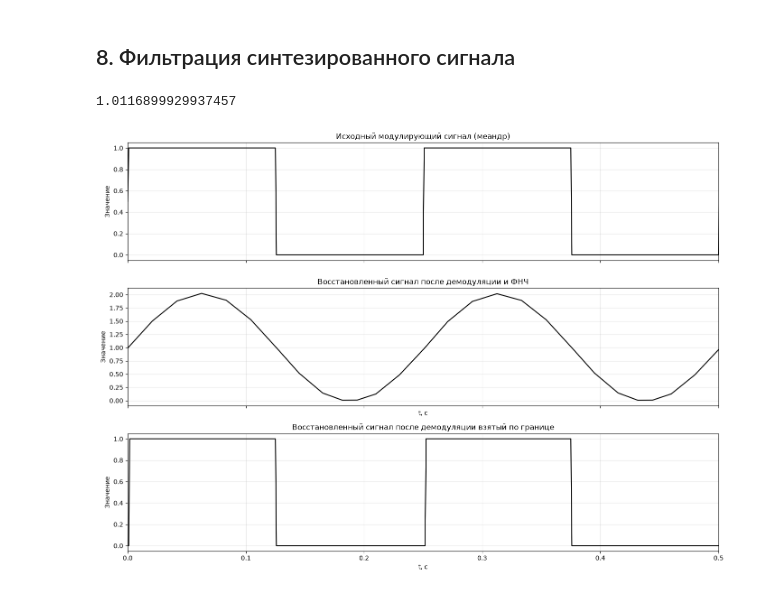
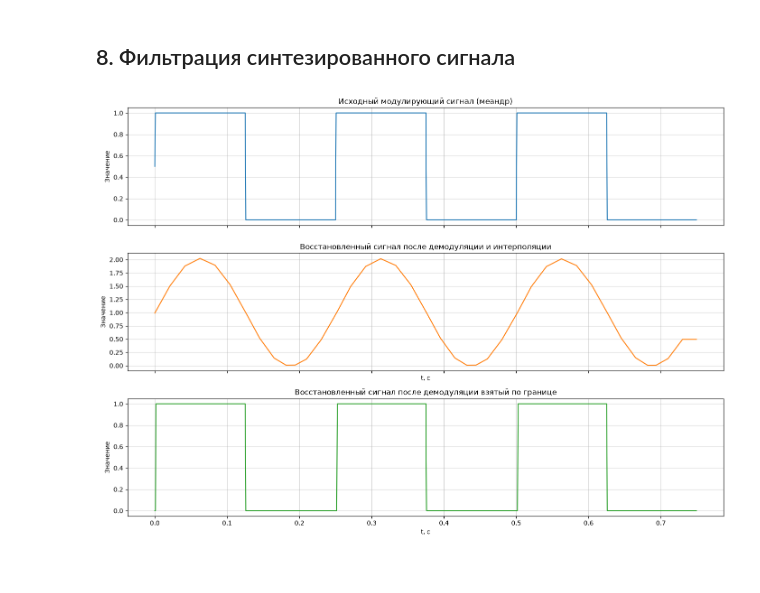
Before and after one commit to Merkury2006/TIPIS, a Jupyter notebook: lab2.ipynb, the cells around one changed output. Saved outputs shown, nothing was run; the diff lists cells and outputs as text; code cells hidden in the pictures.

```diff
--- a/lab2.ipynb
+++ b/lab2.ipynb
@@ -243,61 +242,60 @@ plt.show()
 ## 8. Фильтрация синтезированного сигнала
 # %%
 def interpolate_signal(signal: np.ndarray) -> np.ndarray:
-    output = np.zeros_like(signal)
+    output_signal = np.zeros_like(signal)
 
-    prev_idx = 0
-    prev_val = signal[0]
+    previous_peak_index = 0
+    previous_peak_value = signal[0]
 
-    for i in range(1, signal.shape[0] - 1):
-        if signal[i - 1] < signal[i] and signal[i] > signal[i + 1]:
-            curr_idx = i
-            curr_val = signal[i]
+    for current_index in range(1, signal.shape[0] - 1):
+        if (signal[current_index - 1] < signal[current_index]
+                and signal[current_index] > signal[current_index + 1]):
+            current_peak_index = current_index
+            current_peak_value = signal[current_index]
 
-            steps_count = curr_idx - prev_idx
-            step_size = (curr_val - prev_val) / steps_count
+            interval_length = current_peak_index - previous_peak_index
+            increment_per_step = (current_peak_value - previous_peak_value) / interval_length
 
-            for j in range(steps_count + 1):
-                output[prev_idx + j] = prev_val + (j * step_size)
+            for step in range(interval_length + 1):
+                output_signal[previous_peak_index + step] = (
+                    previous_peak_value + step * increment_per_step
+                )
 
-            prev_idx = curr_idx
-            prev_val = curr_val
+            previous_peak_index = current_peak_index
+            previous_peak_value = current_peak_value
 
-    for j in range(prev_idx, signal.shape[0]):
-        output[j] = prev_val
+    for index in range(previous_peak_index, signal.shape[0]):
+        output_signal[index] = previous_peak_value
 
-    return output
+    return output_signal
 
 demodulated_signal = interpolate_signal(am_cut)
 
-t_show = 2 / meander_freq
 
 fig, axes = plt.subplots(3, 1, figsize=(14, 10), sharex=True)
 
-axes[0].plot(time, meandr(meander_freq, time, meander_amp), color='black', lw=1.5)
+axes[0].plot(time, meandr(meander_freq, time, meander_amp), color='C0')
 axes[0].set_title('Исходный модулирующий сигнал (меандр)')
 axes[0].set_ylabel('Значение')
-axes[0].set_xlim(0, t_show)
-axes[0].grid(alpha=0.3)
 
-axes[1].plot(time, demodulated_signal, color='black', lw=1.5, )
+axes[0].grid(alpha=0.5)
+axes[1].plot(time, demodulated_signal, color='C1')
 axes[1].set_title('Восстановленный сигнал после демодуляции и интерполяции')
 axes[1].set_ylabel('Значение')
 axes[1].set_xlabel('t, с')
-axes[1].set_xlim(0, t_show)
-axes[1].grid(alpha=0.3)
+axes[1].grid(alpha=0.5)
 
 threshold = demodulated_signal.max() / 2
-print(threshold)
 demodulated_signal[demodulated_signal < threshold] = 0.0
 demodulated_signal[demodulated_signal >= threshold] = 1.0
-axes[2].plot(time, demodulated_signal, color='black', lw=1.5)
+axes[2].plot(time, demodulated_signal, color='C2')
 axes[2].set_title('Восстановленный сигнал после демодуляции взятый по границе')
 axes[2].set_ylabel('Значение')
 axes[2].set_xlabel('t, с')
-axes[2].set_xlim(0, t_show)
-axes[2].grid(alpha=0.3)
+axes[2].grid(alpha=0.5)
 
 plt.tight_layout()
+plt.savefig('graphics/9.png', dpi=150)
+plt.show()
 # %% [output]
-1.0116899929937457
-[figure, old version]
+[figure, new version]
```
Also changed, not shown: parts of 1 cell of this notebook.
